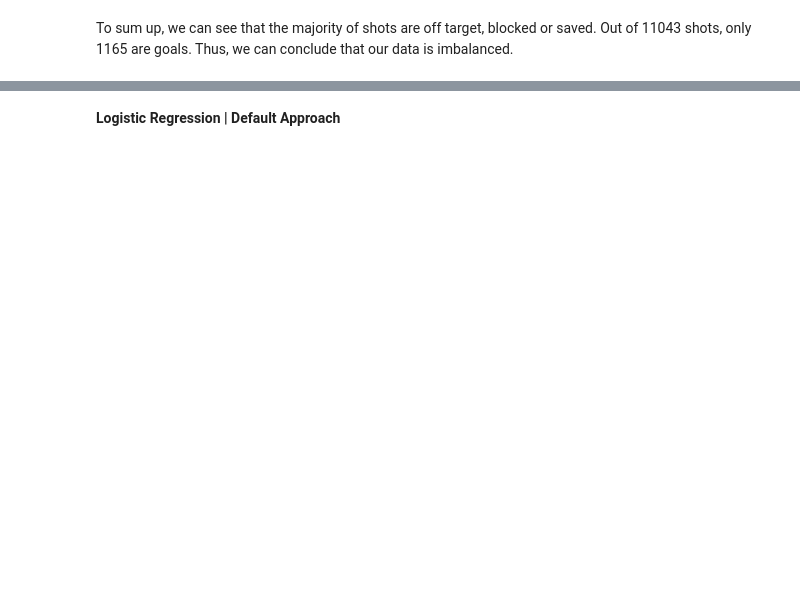
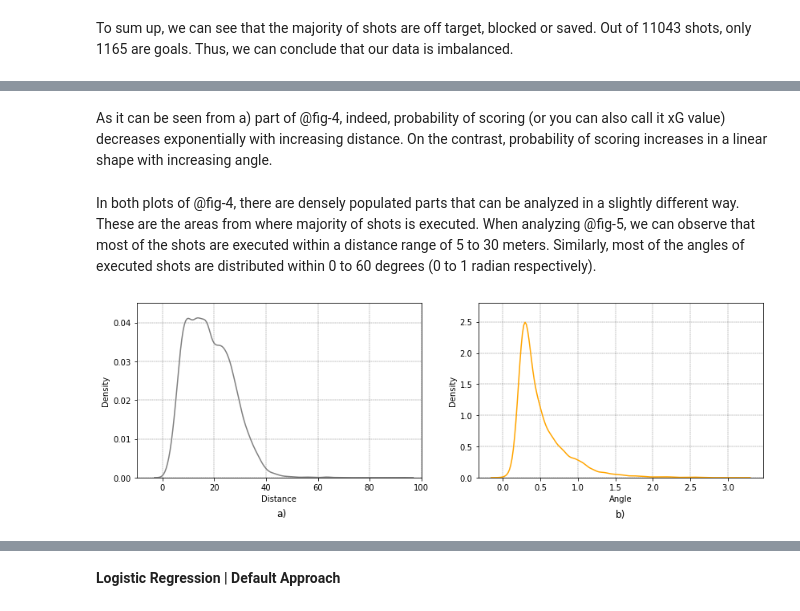
Before and after one commit to faridmusayev/Expected_Goals_Model, a Jupyter notebook: statsbomb/building_model.ipynb, the cells around one changed output, grey strips where cells are left out. Saved outputs shown, nothing was run; the diff lists cells and outputs as text; code cells hidden in the pictures; blank space fills up the shorter version.

```diff
--- a/statsbomb/building_model.ipynb
+++ b/statsbomb/building_model.ipynb
@@ -219,0 +274,33 @@ shots.head()
+# %% [markdown]
+As it can be seen from a) part of @fig-4, indeed, probability of scoring (or you can also call it xG value) decreases exponentially with increasing distance. On the contrast, probability of scoring increases in a linear shape with increasing angle.
+# %% [markdown]
+In both plots of @fig-4, there are densely populated parts that can be analyzed in a slightly different way. These are the areas  from where majority of shots is executed. When analyzing @fig-5, we can observe that most of the shots are executed within a distance range of 5 to 30 meters. Similarly, most of the angles of executed shots are distributed within 0 to 60 degrees (0 to 1 radian respectively).
+# %%
+#| label: fig-5
+#| fig-cap: " Distribution of distances (a) and angles for shots (b)."
+
+# Canvas
+fig, ax = plt.subplots(nrows = 1, ncols = 2, figsize = (14, 4))
+
+# Distance density plot design
+ax[0].grid(color = 'black', ls = '-.', lw = 0.25, axis = "both")
+sns.kdeplot(x = 'distance', data = shots, ax = ax[0], color = 'gray')
+ax[0].set_xlabel('Distance')
+ax[0].set_ylim(0, 0.045)
+ax[0].set_yticks(np.arange(0, 0.045, 0.01))
+ax[0].set_xlim(-10, 100)
+
+
+# Angle density plot design
+ax[1].grid(color = 'black', ls = '-.', lw = 0.25, axis = "both")
+sns.kdeplot(x = 'angle', data = shots, ax = ax[1], color = 'orange')
+ax[1].set_xlabel('Angle')
+ax[1].set_ylim(0, 2.8)
+
+ax[0].text(x = 44, y = -0.01, s = 'a)', fontsize = 12)
+ax[1].text(x = 1.5, y = -0.63, s = 'b)', fontsize = 12)
+
+
+plt.show()
+# %% [output]
+[figure, added]
```
Also changed, not shown: parts of 60 cells of this notebook, 1 other file.
